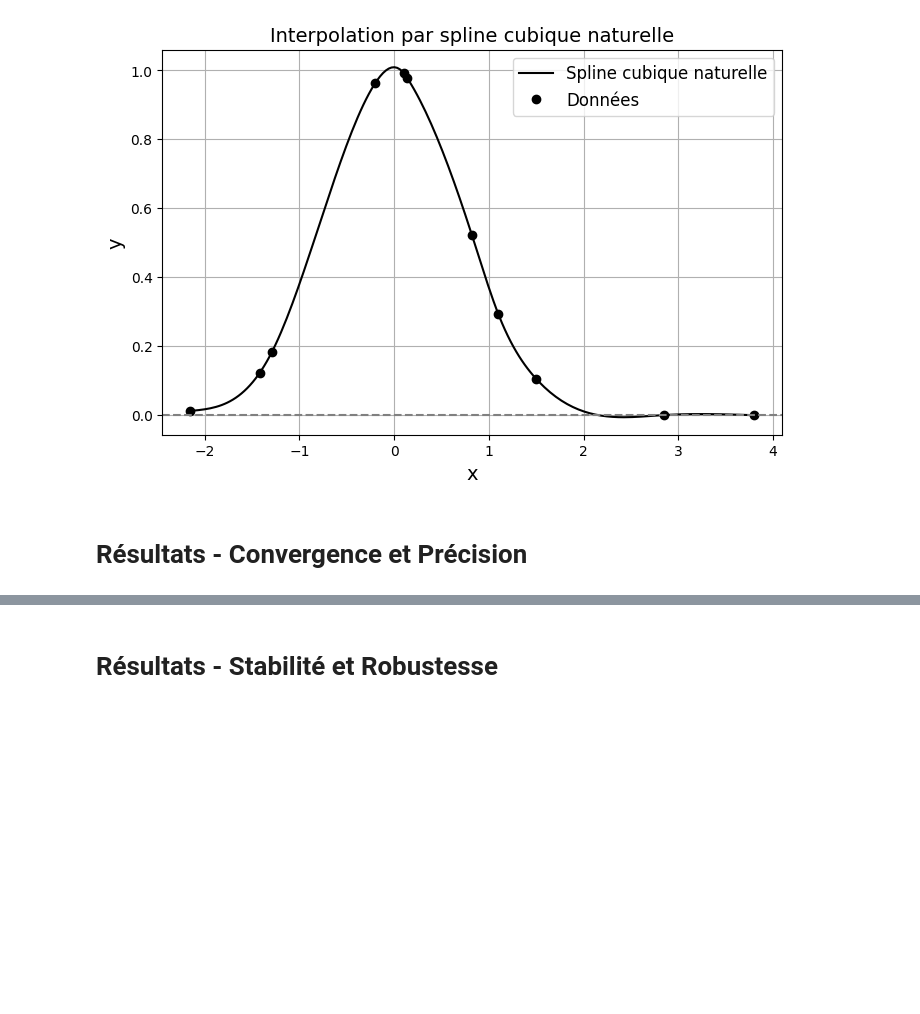
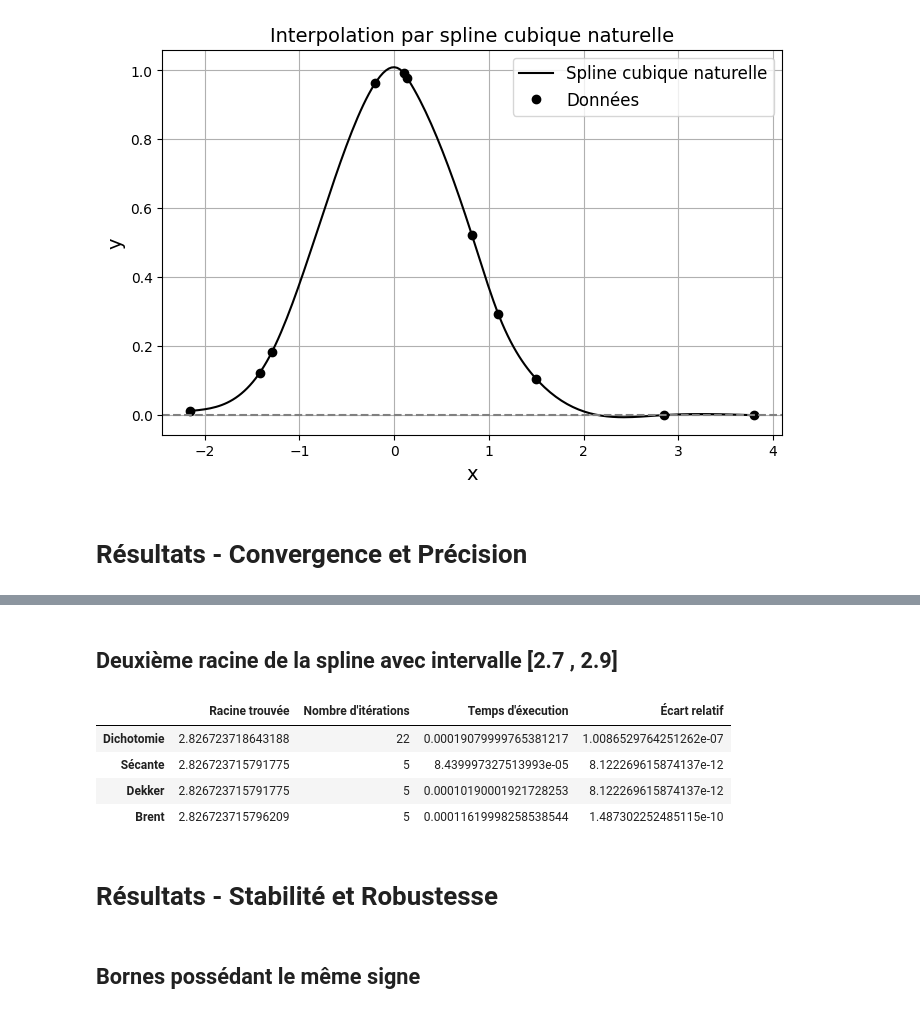
Before and after one commit to Zachattack-007/Projet-physnum, a Jupyter notebook: methode_brent.ipynb, the cells around one changed output, grey strips where cells are left out. Cells and saved outputs as stored; diff of their text form; code cells hidden in the pictures; blank space fills up the shorter version.

```diff
--- a/methode_brent.ipynb
+++ b/methode_brent.ipynb
@@ -342,3 +297,48 @@ Brent        1.487302252485115e-10
+# %% [markdown]
+## Deuxième racine de la spline avec intervalle [2.7 , 2.9] ##
+# %%
+# Valeur de référence
+ref2 = brentq(cubic_spline, 2.7, 2.9, xtol=1e-20)
+
+# Différentes données que l'on souhaite analyser
+racines2 = []
+temps_exec2 = []
+nb_iter2 = []
+ecart_rel2 = []
+convergence2 = []
+
+for fct in liste_fct:
+    debut = perf_counter()
+    racine, n, conv = fct(cubic_spline, 2.7, 2.9)
+    fin = perf_counter()
+    temps = fin - debut
+    ecart = (abs(racine-ref2) / ref2) * 100
+
+    racines2.append(f"{racine}")
+    nb_iter2.append(f"{n}")
+    temps_exec2.append(f"{temps}")
+    ecart_rel2.append(f"{ecart}")
+    convergence2.append(conv)
+
+# Création du tableau des données
+data2 = {
+    "Racine trouvée": racines2,
+    "Nombre d'itérations": nb_iter2,
+    "Temps d'éxecution": temps_exec2,
+    "Écart relatif": ecart_rel2,
+}
+
+df2 = pd.DataFrame(data2, index=noms)
+
+df2
+# %% [output]
+|  | Racine trouvée | Nombre d'itérations | Temps d'éxecution | Écart relatif |
+| Dichotomie | 2.826723718643188 | 22 | 0.00019079999765381217 | 1.0086529764251262e-07 |
+| Sécante | 2.826723715791775 | 5 | 8.439997327513993e-05 | 8.122269615874137e-12 |
+| Dekker | 2.826723715791775 | 5 | 0.00010190001921728253 | 8.122269615874137e-12 |
+| Brent | 2.826723715796209 | 5 | 0.00011619998258538544 | 1.487302252485115e-10 |
 # %% [markdown]
 # Résultats - Stabilité et Robustesse #
+# %% [markdown]
+## Bornes possédant le même signe ##
 # %%
```
Also changed, not shown: parts of 11 cells of this notebook.
